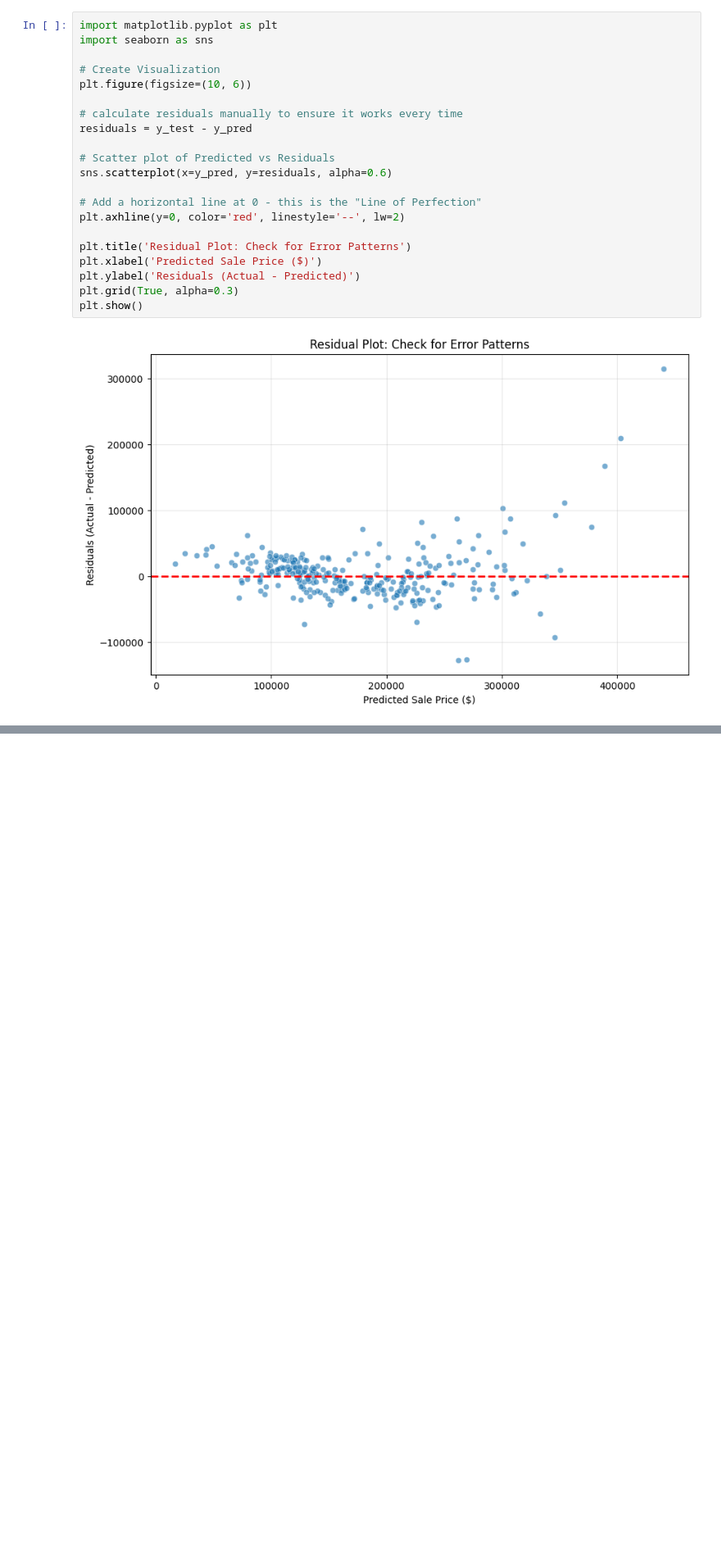
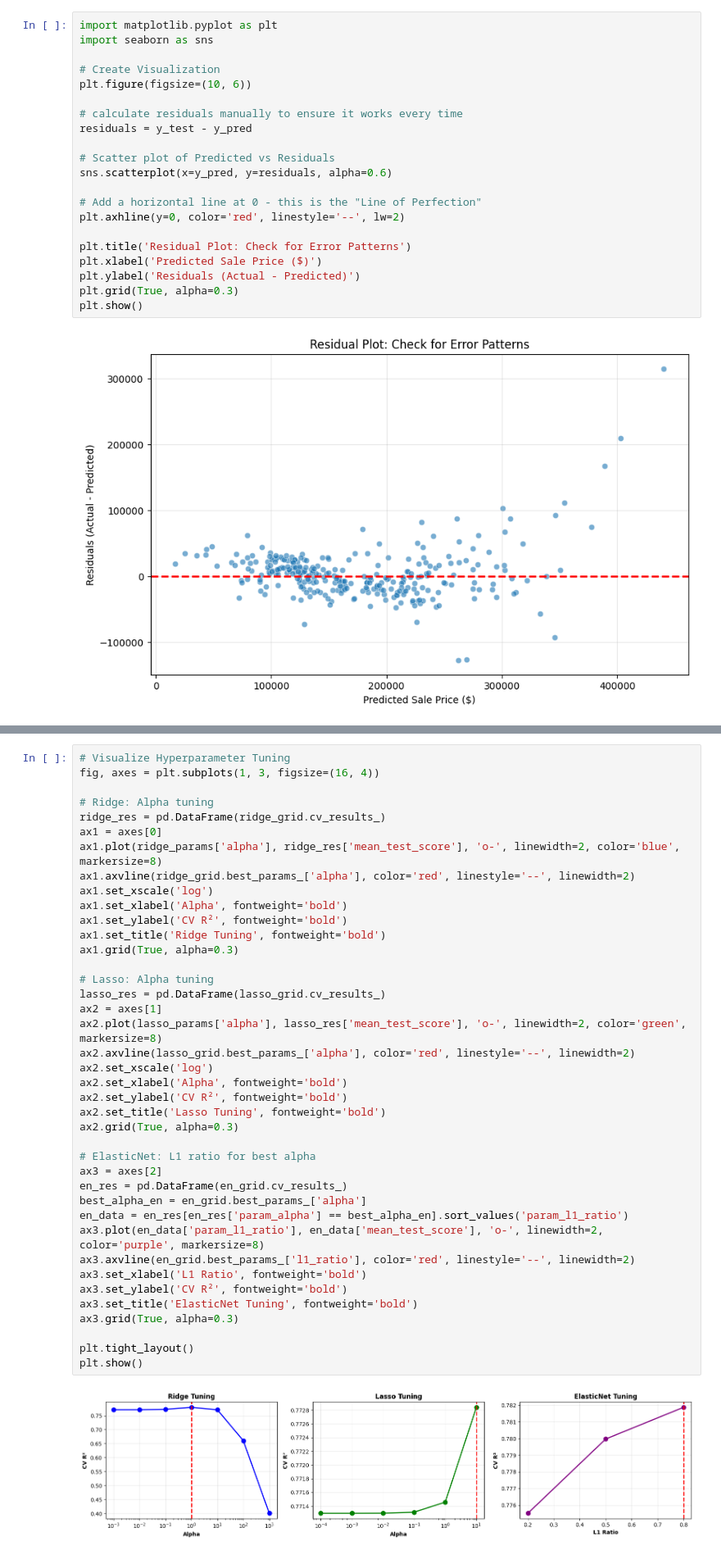
Before and after one commit to AnushkaSDBI/Chapter_2_GroupExercise2_Regression_Analysis, a Jupyter notebook: Jupyter Notebook/Chapter_2_Group_Exercise_2_Regression_Analysis_and_Feature_Selection.ipynb, the cells around one changed output, grey strips where cells are left out. Shown at 82% size. Saved outputs shown, nothing was run; the diff lists cells and outputs as text; blank space fills up the shorter version.

```diff
--- a/Jupyter Notebook/Chapter_2_Group_Exercise_2_Regression_Analysis_and_Feature_Selection.ipynb
+++ b/Jupyter Notebook/Chapter_2_Group_Exercise_2_Regression_Analysis_and_Feature_Selection.ipynb
@@ -369,0 +647,42 @@ plt.show()
+# %%
+# Visualize Hyperparameter Tuning
+fig, axes = plt.subplots(1, 3, figsize=(16, 4))
+
+# Ridge: Alpha tuning
+ridge_res = pd.DataFrame(ridge_grid.cv_results_)
+ax1 = axes[0]
+ax1.plot(ridge_params['alpha'], ridge_res['mean_test_score'], 'o-', linewidth=2, color='blue', markersize=8)
+ax1.axvline(ridge_grid.best_params_['alpha'], color='red', linestyle='--', linewidth=2)
+ax1.set_xscale('log')
+ax1.set_xlabel('Alpha', fontweight='bold')
+ax1.set_ylabel('CV R²', fontweight='bold')
+ax1.set_title('Ridge Tuning', fontweight='bold')
+ax1.grid(True, alpha=0.3)
+
+# Lasso: Alpha tuning
+lasso_res = pd.DataFrame(lasso_grid.cv_results_)
+ax2 = axes[1]
+ax2.plot(lasso_params['alpha'], lasso_res['mean_test_score'], 'o-', linewidth=2, color='green', markersize=8)
+ax2.axvline(lasso_grid.best_params_['alpha'], color='red', linestyle='--', linewidth=2)
+ax2.set_xscale('log')
+ax2.set_xlabel('Alpha', fontweight='bold')
+ax2.set_ylabel('CV R²', fontweight='bold')
+ax2.set_title('Lasso Tuning', fontweight='bold')
+ax2.grid(True, alpha=0.3)
+
+# ElasticNet: L1 ratio for best alpha
+ax3 = axes[2]
+en_res = pd.DataFrame(en_grid.cv_results_)
+best_alpha_en = en_grid.best_params_['alpha']
+en_data = en_res[en_res['param_alpha'] == best_alpha_en].sort_values('param_l1_ratio')
+ax3.plot(en_data['param_l1_ratio'], en_data['mean_test_score'], 'o-', linewidth=2, color='purple', markersize=8)
+ax3.axvline(en_grid.best_params_['l1_ratio'], color='red', linestyle='--', linewidth=2)
+ax3.set_xlabel('L1 Ratio', fontweight='bold')
+ax3.set_ylabel('CV R²', fontweight='bold')
+ax3.set_title('ElasticNet Tuning', fontweight='bold')
+ax3.grid(True, alpha=0.3)
+
+plt.tight_layout()
+plt.show()
+# %% [output]
+[figure, added]
```
Also changed, not shown: parts of 19 cells of this notebook, 2 other files.
